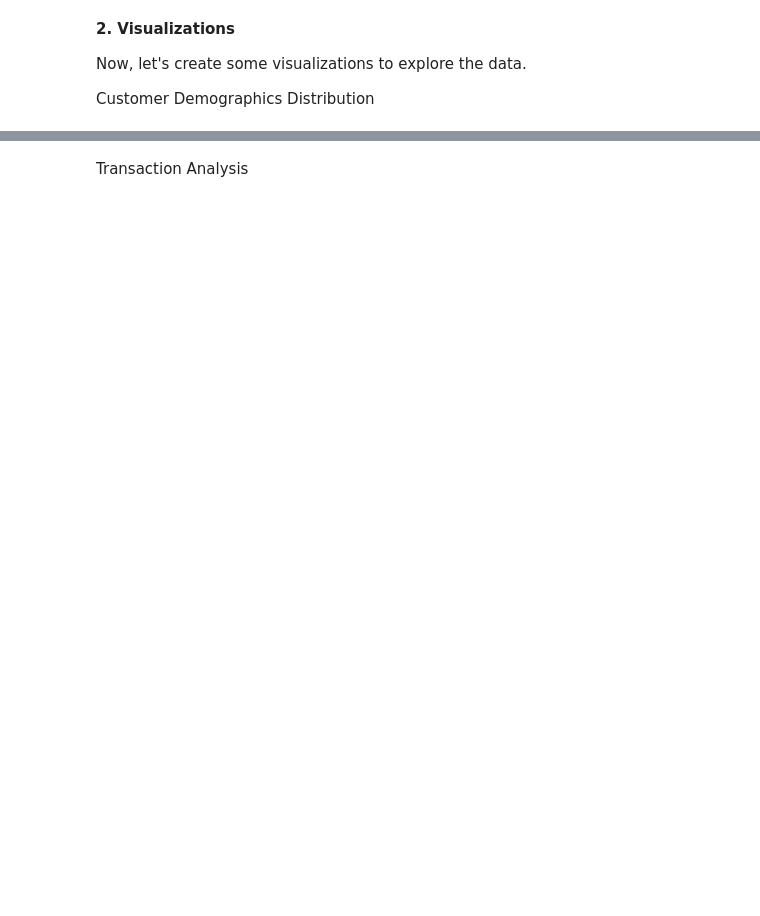
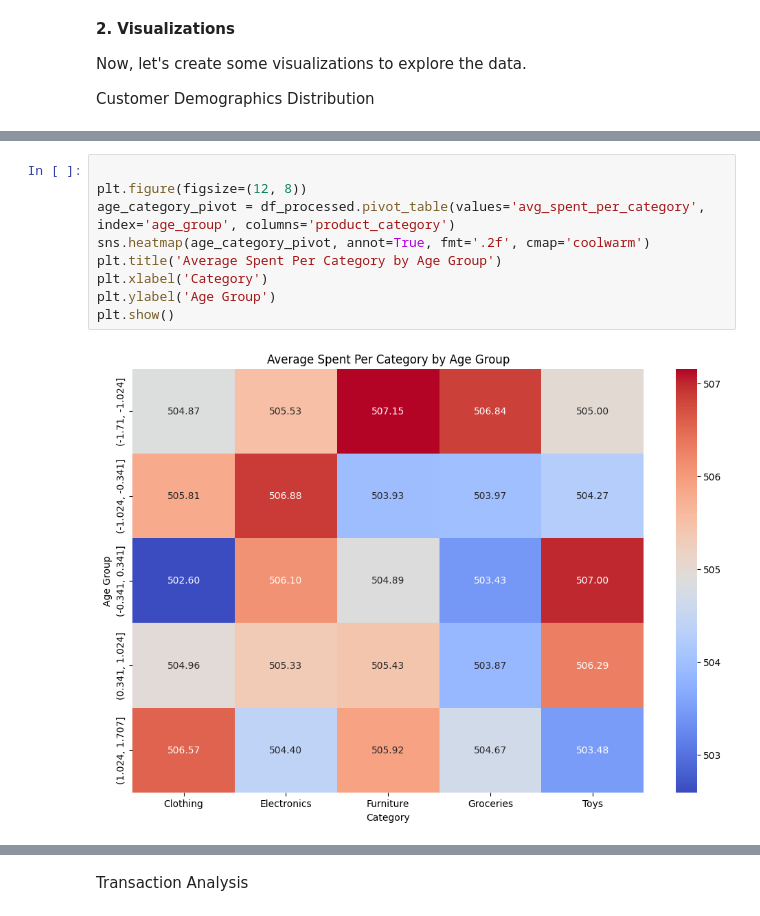
Before and after one commit to saifrahmania/Data36100, a Jupyter notebook: Implementations/SecondInitialWork.ipynb, the cells around one changed output, grey strips where cells are left out. Drawn from its saved outputs; the diff is of its cells as text; blank space fills up the shorter version.

```diff
--- a/Implementations/SecondInitialWork.ipynb
+++ b/Implementations/SecondInitialWork.ipynb
@@ -80,0 +113,11 @@ plt.show()
+# %%
+
+plt.figure(figsize=(12, 8))
+age_category_pivot = df_processed.pivot_table(values='avg_spent_per_category', index='age_group', columns='product_category')
+sns.heatmap(age_category_pivot, annot=True, fmt='.2f', cmap='coolwarm')
+plt.title('Average Spent Per Category by Age Group')
+plt.xlabel('Category')
+plt.ylabel('Age Group')
+plt.show()
+# %% [output]
+[figure, added]
```
Also changed, not shown: parts of 15 cells of this notebook, 1 other file.
